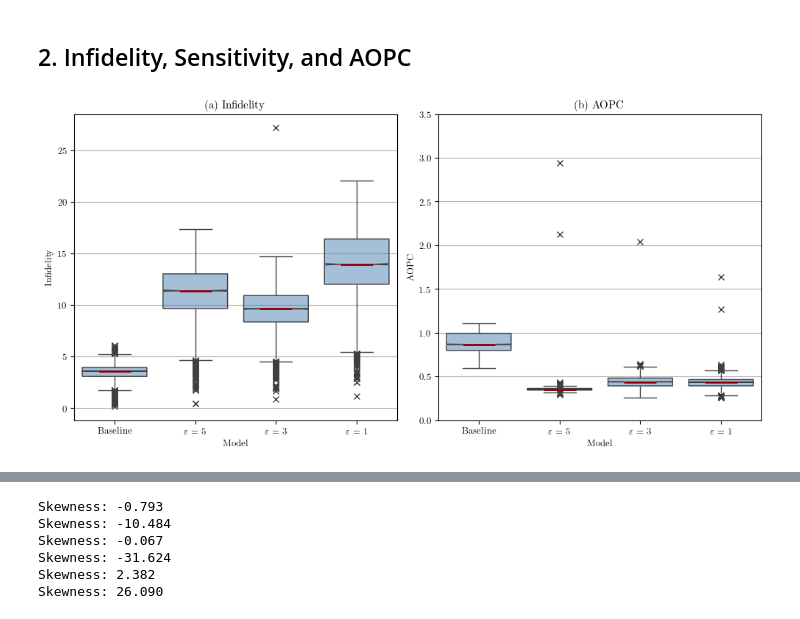
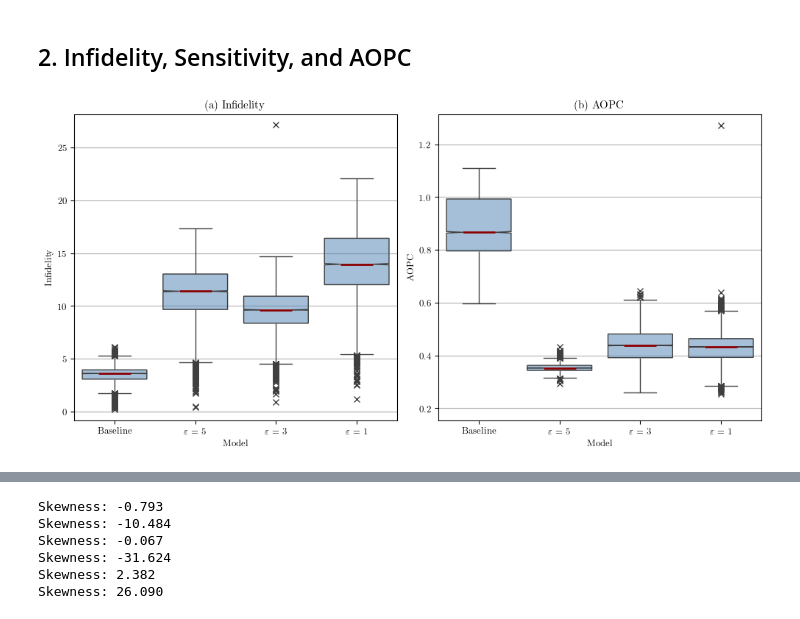
Before and after one commit to trinhkieuha/dp-shap-anomaly-detection, a Jupyter notebook: notebooks/06_Explainability.ipynb, the cells around one changed output, grey strips where cells are left out. Cells and saved outputs as stored; diff of their text form; code cells hidden in the pictures.

```diff
--- a/notebooks/06_Explainability.ipynb
+++ b/notebooks/06_Explainability.ipynb
@@ -135,6 +135,18 @@ plt.savefig(f"results/figures/shap_values.png", bbox_inches='tight', dpi=300)
 plt.show()
 # %% [output]
 [figure]
+# %%
+# Calculate the mean absolute SHAP values for each feature
+mean_abs_shap = {}
+for (model_type, version, eps), explanation in shap_dict.items():
+    if explanation == []:
+        continue
+    else:
+        shap_values = normalize_shap(explanation, method="l2")
+    mean_abs_shap[(model_type, version, eps)] = pd.DataFrame(np.sum(np.abs(shap_values), axis=0), index=all_cols).reset_index(names="feature").sort_values(by=0, ascending=False, ignore_index=True).reset_index(names="rank")[["rank", "feature"]].set_index("feature")
+shap_df = pd.concat(mean_abs_shap.values(), axis=1)
+shap_df.columns = ["baseline", "dpsgd_5", "dpsgd_3", "dpsgd_1"]
+(shap_df + 1).to_csv(f"results/explainability/feature_ranking.csv")
 # %% [markdown]
 ## 2. Infidelity, Sensitivity, and AOPC
 # %%
@@ -173,34 +185,37 @@ sns.boxplot(data=df,
             medianprops={"color": "darkred", "linewidth": 2},
             notch=True, showcaps=True)
 
 sns.boxplot(data=df,
             x="model",
             y="aopc",
             ax=ax2,
             flierprops={"marker": "x"},
             boxprops={"facecolor": (.3, .5, .7, .5)},
             medianprops={"color": "darkred", "linewidth": 2},
             notch=True, showcaps=True)
 
 # Set the titles for the subplots
 ax1.set_title("(a) Infidelity")
 ax2.set_title("(b) AOPC")
 
 # Set the y-axis labels
 ax1.set_ylabel("Infidelity")
 ax2.set_ylabel("AOPC")
 
 # Set the y-axis labels
 for ax in [ax1, ax2]:
     ax.set_xlabel("Model")
     ax.grid(axis='y')
 
 # Set y-axis limits
-#ax1.set_ylim(-0.1, 20)
-ax2.set_ylim(0, 3.5)
+iqr_range1 = df["infidelity"].quantile(0.75) - df["infidelity"].quantile(0.25)
+iqr_range2 = df["aopc"].quantile(0.75) - df["aopc"].quantile(0.25)
+ax1.set_ylim(max(df["infidelity"].quantile(0.25) - 3 * iqr_range1, df["infidelity"].min() - 1), min(df["infidelity"].quantile(0.75) + 3 * iqr_range1, df["infidelity"].max() + 1))
+ax2.set_ylim(max(df["aopc"].quantile(0.25) - 3 * iqr_range2, df["aopc"].min() - 0.1), min(df["aopc"].quantile(0.75) + 3 * iqr_range2, df["aopc"].max() + 0.1))
 
 plt.tight_layout()
+plt.savefig(f"results/figures/shap_metrics.png", bbox_inches='tight', dpi=300)
 plt.show()
 # %% [output]
-[figure, old version]
+[figure, new version]
 # %%
```
Also changed, not shown: parts of 3 cells of this notebook, 3 other files.
